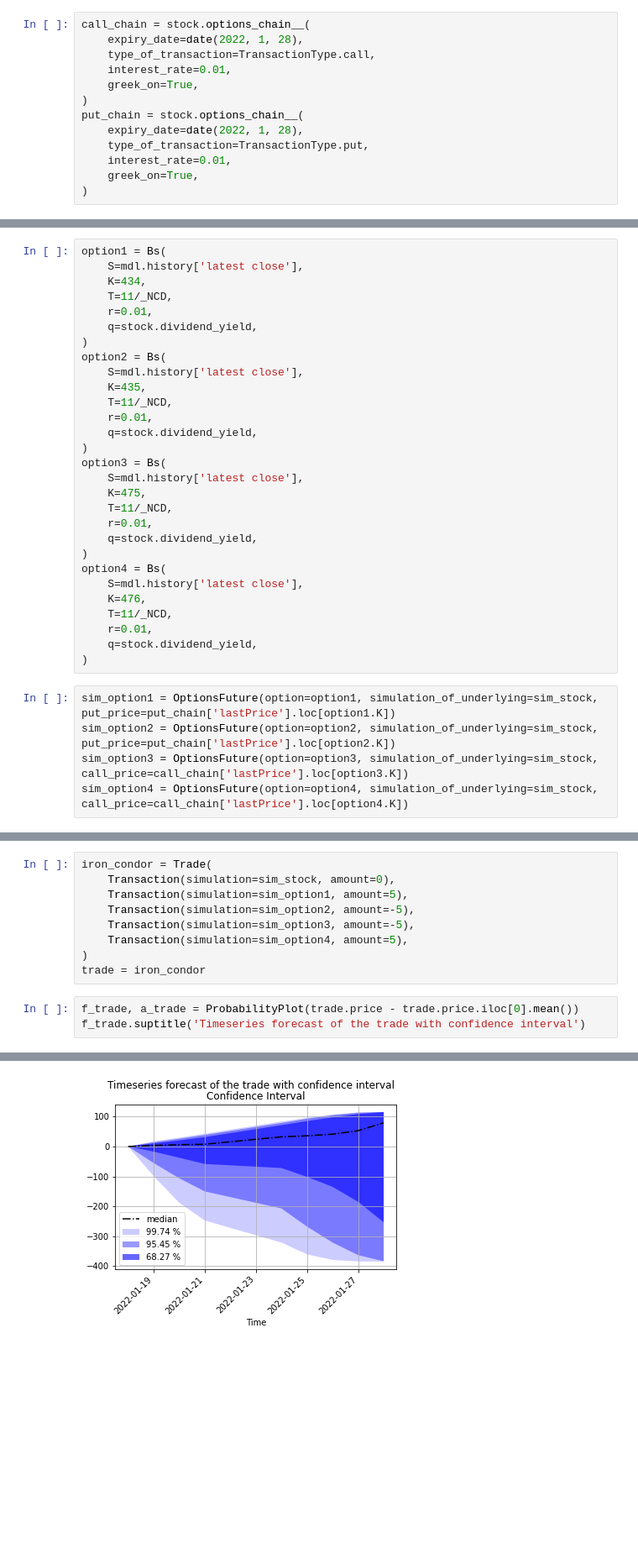
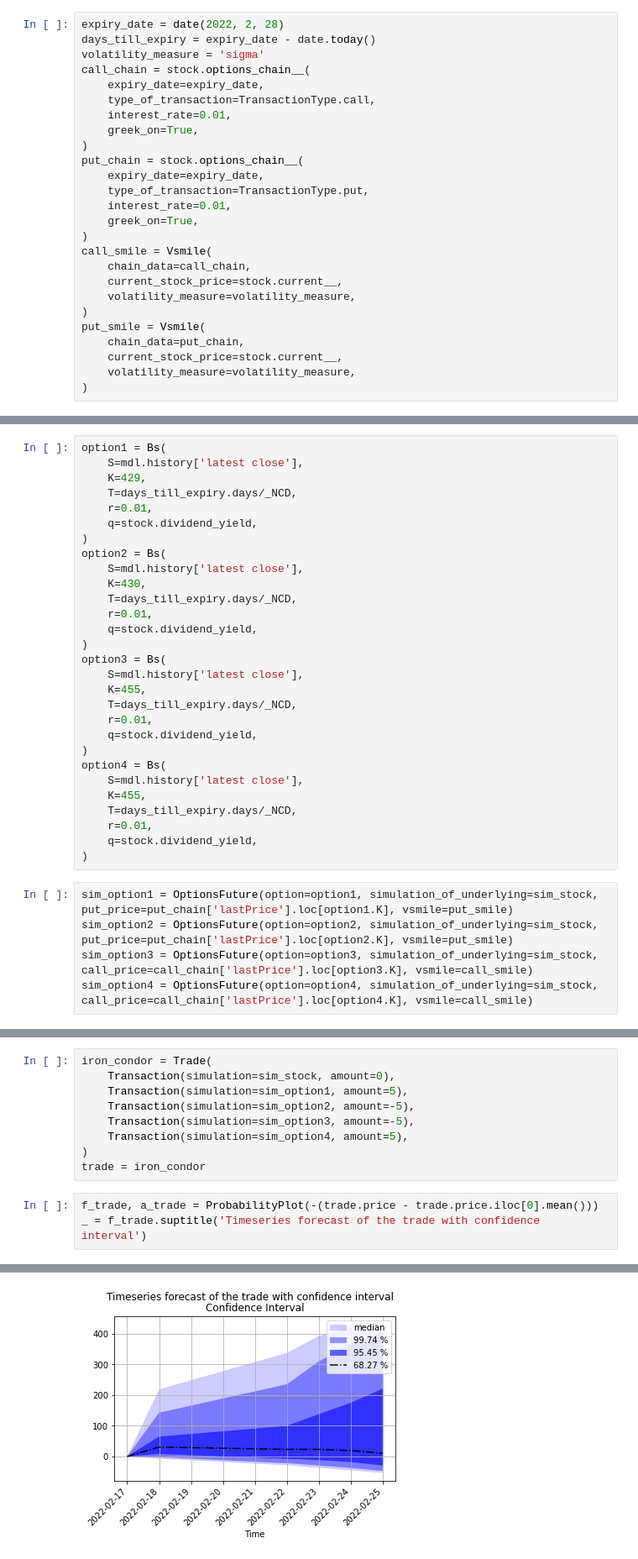
Before and after one commit to sidbannet/stockhealth, a Jupyter notebook: examples/trading-strategy-forecast.ipynb, the cells around one changed output, grey strips where cells are left out. Shown at 84% size. Saved outputs shown, nothing was run; the diff lists cells and outputs as text; blank space fills up the shorter version.

```diff
--- a/examples/trading-strategy-forecast.ipynb
+++ b/examples/trading-strategy-forecast.ipynb
@@ -26,14 +28,27 @@ sim_stock = Heston(trained_model=mdl, number_of_days=7)
 # %%
+expiry_date = date(2022, 2, 28)
+days_till_expiry = expiry_date - date.today()
+volatility_measure = 'sigma'
 call_chain = stock.options_chain__(
-    expiry_date=date(2022, 1, 28),
+    expiry_date=expiry_date,
     type_of_transaction=TransactionType.call,
     interest_rate=0.01,
     greek_on=True,
 )
 put_chain = stock.options_chain__(
-    expiry_date=date(2022, 1, 28),
+    expiry_date=expiry_date,
     type_of_transaction=TransactionType.put,
     interest_rate=0.01,
     greek_on=True,
 )
+call_smile = Vsmile(
+    chain_data=call_chain,
+    current_stock_price=stock.current__,
+    volatility_measure=volatility_measure,
+)
+put_smile = Vsmile(
+    chain_data=put_chain,
+    current_stock_price=stock.current__,
+    volatility_measure=volatility_measure,
+)
 # %%
@@ -48,37 +62,37 @@ axs.legend()
 # %%
 option1 = Bs(
     S=mdl.history['latest close'],
-    K=434,
-    T=11/_NCD,
+    K=429,
+    T=days_till_expiry.days/_NCD,
     r=0.01,
     q=stock.dividend_yield,
 )
 option2 = Bs(
     S=mdl.history['latest close'],
-    K=435,
-    T=11/_NCD,
+    K=430,
+    T=days_till_expiry.days/_NCD,
     r=0.01,
     q=stock.dividend_yield,
 )
 option3 = Bs(
     S=mdl.history['latest close'],
-    K=475,
-    T=11/_NCD,
+    K=455,
+    T=days_till_expiry.days/_NCD,
     r=0.01,
     q=stock.dividend_yield,
 )
 option4 = Bs(
     S=mdl.history['latest close'],
-    K=476,
-    T=11/_NCD,
+    K=455,
+    T=days_till_expiry.days/_NCD,
     r=0.01,
     q=stock.dividend_yield,
 )
 # %%
-sim_option1 = OptionsFuture(option=option1, simulation_of_underlying=sim_stock, put_price=put_chain['lastPrice'].loc[option1.K])
-sim_option2 = OptionsFuture(option=option2, simulation_of_underlying=sim_stock, put_price=put_chain['lastPrice'].loc[option2.K])
-sim_option3 = OptionsFuture(option=option3, simulation_of_underlying=sim_stock, call_price=call_chain['lastPrice'].loc[option3.K])
-sim_option4 = OptionsFuture(option=option4, simulation_of_underlying=sim_stock, call_price=call_chain['lastPrice'].loc[option4.K])
+sim_option1 = OptionsFuture(option=option1, simulation_of_underlying=sim_stock, put_price=put_chain['lastPrice'].loc[option1.K], vsmile=put_smile)
+sim_option2 = OptionsFuture(option=option2, simulation_of_underlying=sim_stock, put_price=put_chain['lastPrice'].loc[option2.K], vsmile=put_smile)
+sim_option3 = OptionsFuture(option=option3, simulation_of_underlying=sim_stock, call_price=call_chain['lastPrice'].loc[option3.K], vsmile=call_smile)
+sim_option4 = OptionsFuture(option=option4, simulation_of_underlying=sim_stock, call_price=call_chain['lastPrice'].loc[option4.K], vsmile=call_smile)
 # %%
 sim_stock.solve()
 f_s, a_o = sim_stock.plot()
@@ -105,6 +117,6 @@ iron_condor = Trade(
 )
 trade = iron_condor
 # %%
-f_trade, a_trade = ProbabilityPlot(trade.price - trade.price.iloc[0].mean())
-f_trade.suptitle('Timeseries forecast of the trade with confidence interval')
+f_trade, a_trade = ProbabilityPlot(-(trade.price - trade.price.iloc[0].mean()))
+_ = f_trade.suptitle('Timeseries forecast of the trade with confidence interval')
 # %% [output]
@@ -112,2 +123,2 @@ Text(0.5, 0.98, 'Timeseries forecast of the trade with confidence interval')
-[figure, old version]
+[figure, new version]
 # %%
```
Also changed, not shown: parts of 10 cells of this notebook, 6 other files.
